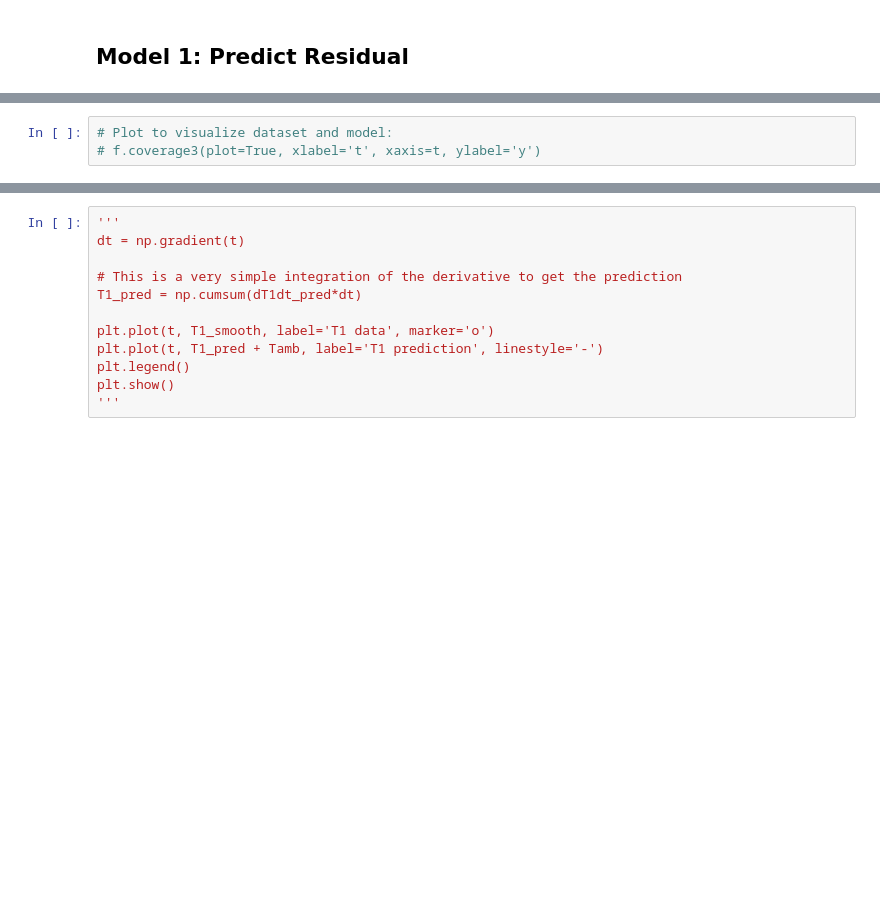
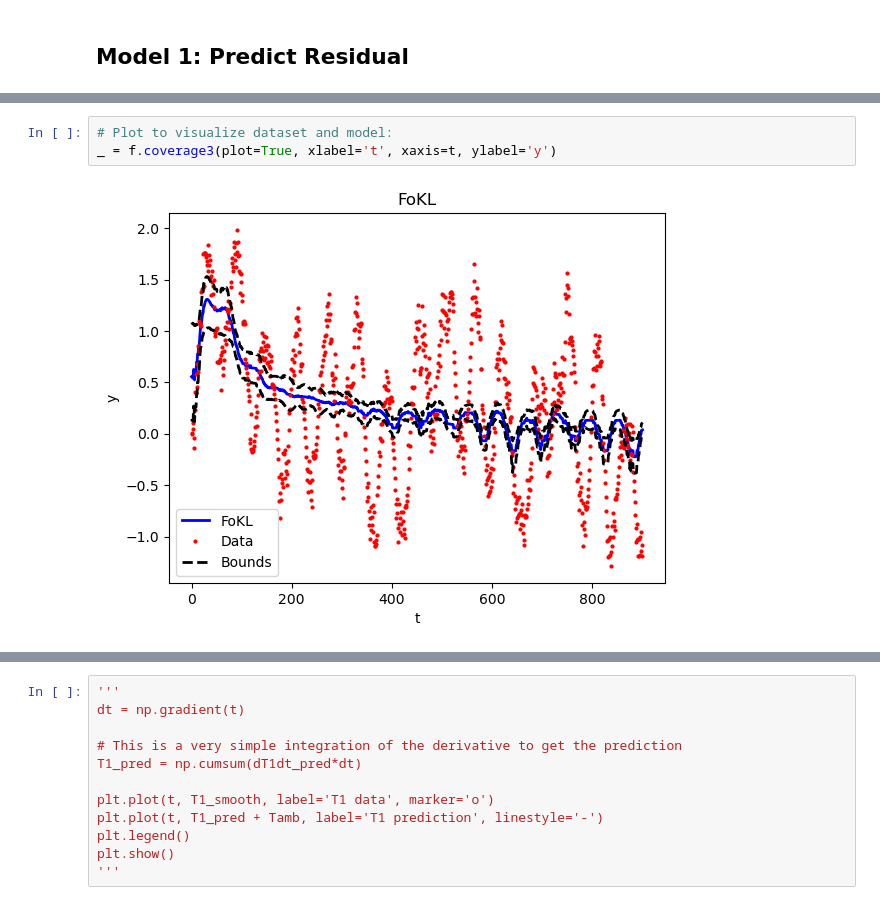
Before and after one commit to jakekrell/FoKL-GPy, a Jupyter notebook: examples/pyomo_tclab/pyomo_tclab_v2.ipynb, the cells around one changed output, grey strips where cells are left out. Saved outputs shown, nothing was run; the diff lists cells and outputs as text; blank space fills up the shorter version.

```diff
--- a/examples/pyomo_tclab/pyomo_tclab_v2.ipynb
+++ b/examples/pyomo_tclab/pyomo_tclab_v2.ipynb
@@ -423,4 +438,6 @@ Done!
 'attempt1.fokl'
 # %%
 # Plot to visualize dataset and model:
-# f.coverage3(plot=True, xlabel='t', xaxis=t, ylabel='y')
+_ = f.coverage3(plot=True, xlabel='t', xaxis=t, ylabel='y')
+# %% [output]
+[figure, added]
```
Also changed, not shown: parts of 20 cells of this notebook, 3 other files.
